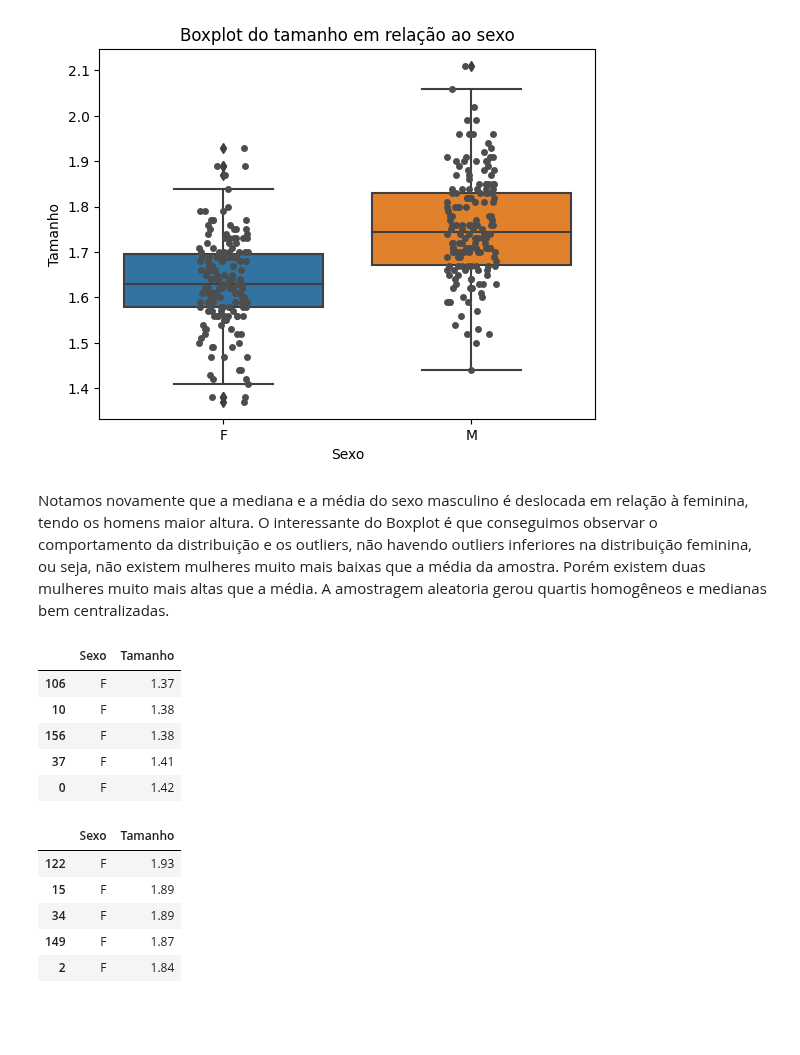
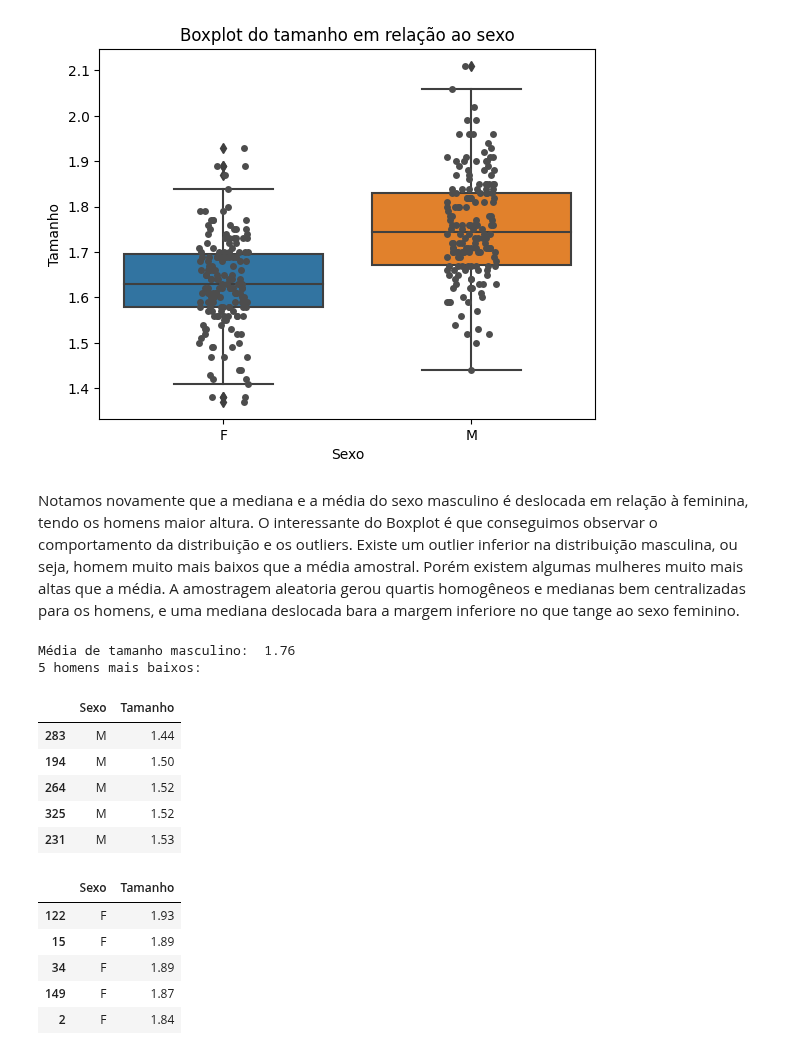
Before and after one commit to kauebr/Estudando, a Jupyter notebook: Estatistica/Estatística descritiva bivariada/Variável quantitativa x variável qualitativa.ipynb, the cells around one changed output. Drawn from its saved outputs; the diff is of its cells as text; code cells hidden in the pictures; blank space fills up the shorter version.

```diff
--- a/Estatistica/Estatística descritiva bivariada/Variável quantitativa x variável qualitativa.ipynb
+++ b/Estatistica/Estatística descritiva bivariada/Variável quantitativa x variável qualitativa.ipynb
@@ -160,18 +160,22 @@ plt.show()
 [figure]
 # %% [markdown]
 Notamos novamente que a mediana e a média do sexo masculino é deslocada em relação à feminina, tendo os homens maior altura.
-O interessante do Boxplot é que conseguimos observar o comportamento da distribuição e os outliers, não havendo outliers inferiores na distribuição feminina, ou seja, não existem mulheres muito mais baixas que a média da amostra. Porém existem duas mulheres muito mais altas que a média. A amostragem aleatoria gerou quartis homogêneos e medianas bem centralizadas.
+O interessante do Boxplot é que conseguimos observar o comportamento da distribuição e os outliers. Existe um outlier inferior na distribuição masculina, ou seja, homem muito mais baixos que a média amostral. Porém existem algumas mulheres muito mais altas que a média. A amostragem aleatoria gerou quartis homogêneos e medianas bem centralizadas para os homens, e uma mediana deslocada bara a margem inferiore no que tange ao sexo feminino.
 # %%
-# Código para as 5 mulheres mais baixas
-df_filtro = dados[(dados['Sexo'] == "F")]
+# Código para as 5 homens mais baixos
+df_filtro = dados[(dados['Sexo'] == "M")]
+print("Média de tamanho masculino: ", round(df_filtro["Tamanho"].mean(), 2))
+print("5 homens mais baixos:")
 df_filtro.nsmallest(5, "Tamanho")
 # %% [output]
+Média de tamanho masculino:  1.76
+5 homens mais baixos:
 |  | Sexo | Tamanho |
-| 106 | F | 1.37 |
-| 10 | F | 1.38 |
-| 156 | F | 1.38 |
-| 37 | F | 1.41 |
-| 0 | F | 1.42 |
+| 283 | M | 1.44 |
+| 194 | M | 1.50 |
+| 264 | M | 1.52 |
+| 325 | M | 1.52 |
+| 231 | M | 1.53 |
 # %%
 # Código para as 5 mulheres mais altas
 df_filtro = dados[(dados['Sexo'] == "F")]
```
